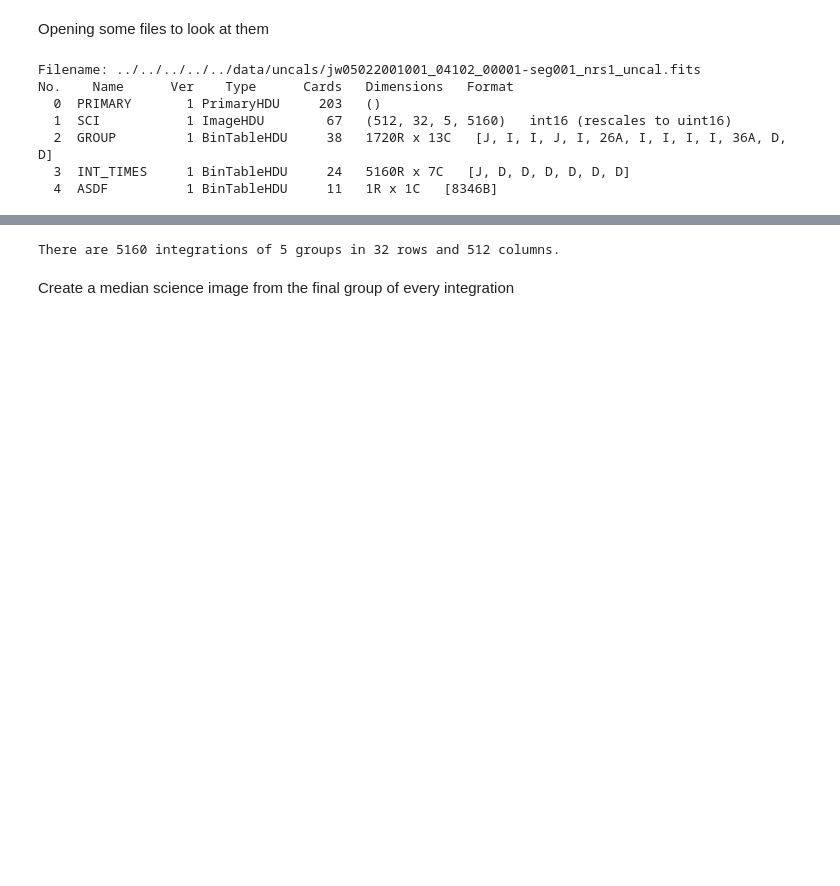
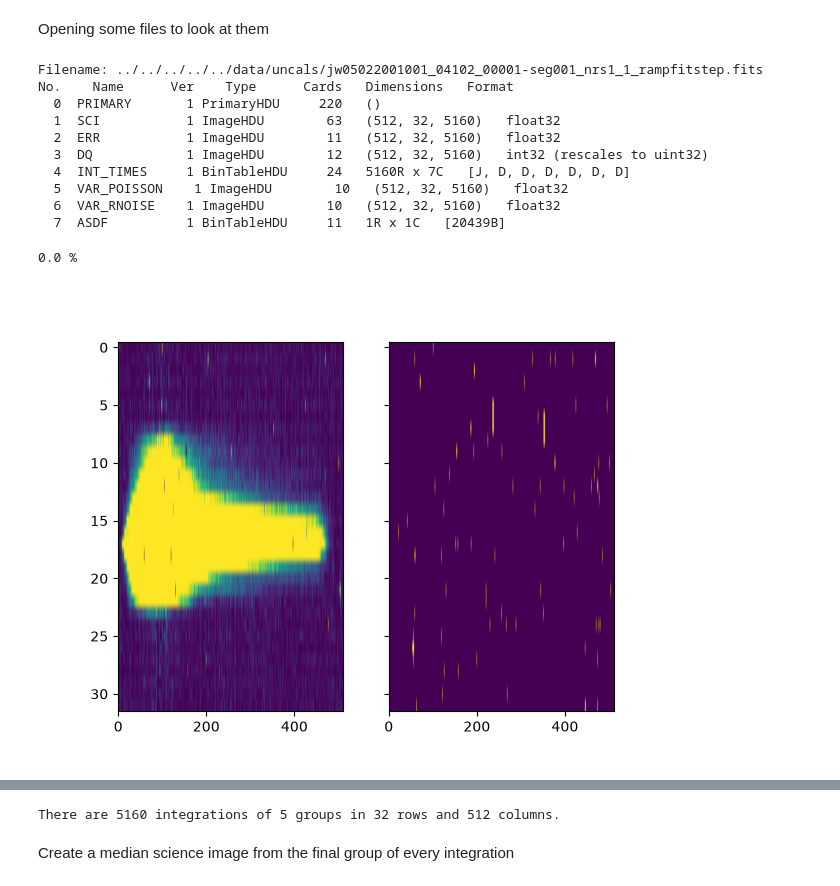
Before and after one commit to J-Ulik/Tiberius, a Jupyter notebook: src/reduction_utils/JWST_utils/reduction_notebooks/0_quick_look_data.ipynb, the cells around one changed output, grey strips where cells are left out. Cells and saved outputs as stored; diff of their text form; code cells hidden in the pictures; blank space fills up the shorter version.

Commit message:
Investigating NaN value fixes

```diff
--- a/src/reduction_utils/JWST_utils/reduction_notebooks/0_quick_look_data.ipynb
+++ b/src/reduction_utils/JWST_utils/reduction_notebooks/0_quick_look_data.ipynb
@@ -9,14 +9,32 @@ import matplotlib.pyplot as plt
 import pickle
 # %%
 reductionNo = "01"
-n1 = fits.open("../../../../../data/uncals/jw05022001001_04102_00001-seg001_nrs1_uncal.fits")
+n1 = fits.open("../../../../../data/uncals/jw05022001001_04102_00001-seg001_nrs1_1_rampfitstep.fits")
+n2 = fits.open("../../../../../data/uncals/jw05022001001_04102_00001-seg001_nrs1_1overfstep.fits")
 # %%
 n1.info()
 # %% [output]
-Filename: ../../../../../data/uncals/jw05022001001_04102_00001-seg001_nrs1_uncal.fits
+Filename: ../../../../../data/uncals/jw05022001001_04102_00001-seg001_nrs1_1_rampfitstep.fits
 No.    Name      Ver    Type      Cards   Dimensions   Format
-  0  PRIMARY       1 PrimaryHDU     203   ()
-  1  SCI           1 ImageHDU        67   (512, 32, 5, 5160)   int16 (rescales to uint16)
-  2  GROUP         1 BinTableHDU     38   1720R x 13C   [J, I, I, J, I, 26A, I, I, I, I, 36A, D, D]
-  3  INT_TIMES     1 BinTableHDU     24   5160R x 7C   [J, D, D, D, D, D, D]
-  4  ASDF          1 BinTableHDU     11   1R x 1C   [8346B]
+  0  PRIMARY       1 PrimaryHDU     220   ()
+  1  SCI           1 ImageHDU        63   (512, 32, 5160)   float32
+  2  ERR           1 ImageHDU        11   (512, 32, 5160)   float32
+  3  DQ            1 ImageHDU        12   (512, 32, 5160)   int32 (rescales to uint32)
+  4  INT_TIMES     1 BinTableHDU     24   5160R x 7C   [J, D, D, D, D, D, D]
+  5  VAR_POISSON    1 ImageHDU        10   (512, 32, 5160)   float32
+  6  VAR_RNOISE    1 ImageHDU        10   (512, 32, 5160)   float32
+  7  ASDF          1 BinTableHDU     11   1R x 1C   [20439B]
+# %%
+# NaN values are introduced in the ramp fit step, see https://jwst-docs.stsci.edu/jwst-science-calibration-pipeline/tips-and-tricks-for-working-with-the-jwst-pipeline
+# Setting suppress_one_group = False does not appear to help
+nan_data = n1["SCI"].data[0]
+print(np.sum(np.isnan(nan_data))/(n1["SCI"].shape[-1]*n1["SCI"].shape[-2]*0.01),"%")
+
+fig, (ax1, ax2) = plt.subplots(1, 2, sharex=True, sharey=True)
+ax1.imshow(nan_data,aspect="auto",vmin=np.nanpercentile(nan_data,20),vmax=np.nanpercentile(nan_data,80))
+#ax2.imshow(n1["DQ"].data[0],aspect="auto")
+ax2.imshow(nan_mask,aspect="auto")
+plt.show()
+# %% [output]
+0.0 %
+[figure, added]
```
Also changed, not shown: parts of 2 cells of this notebook, 4 other files.
